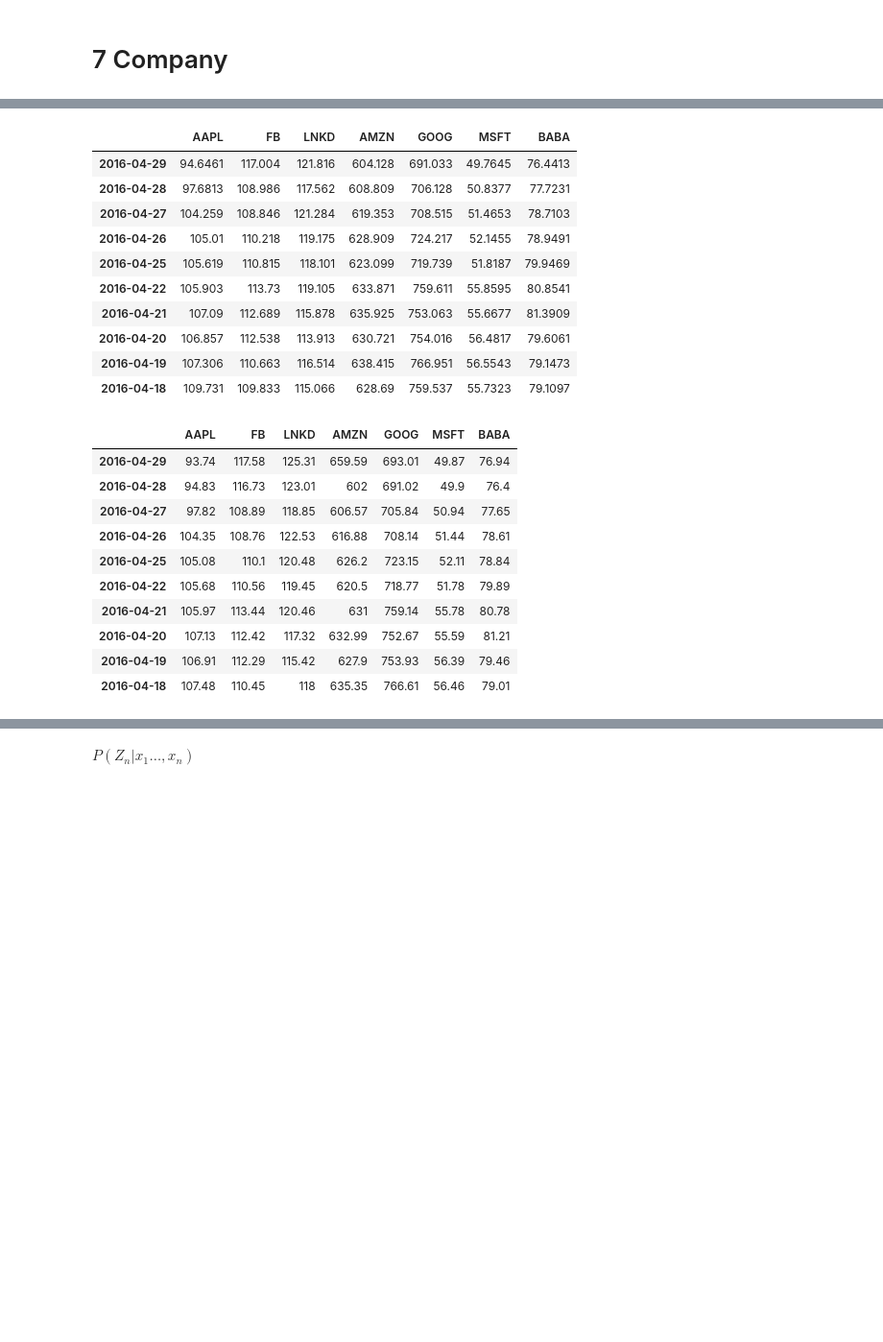
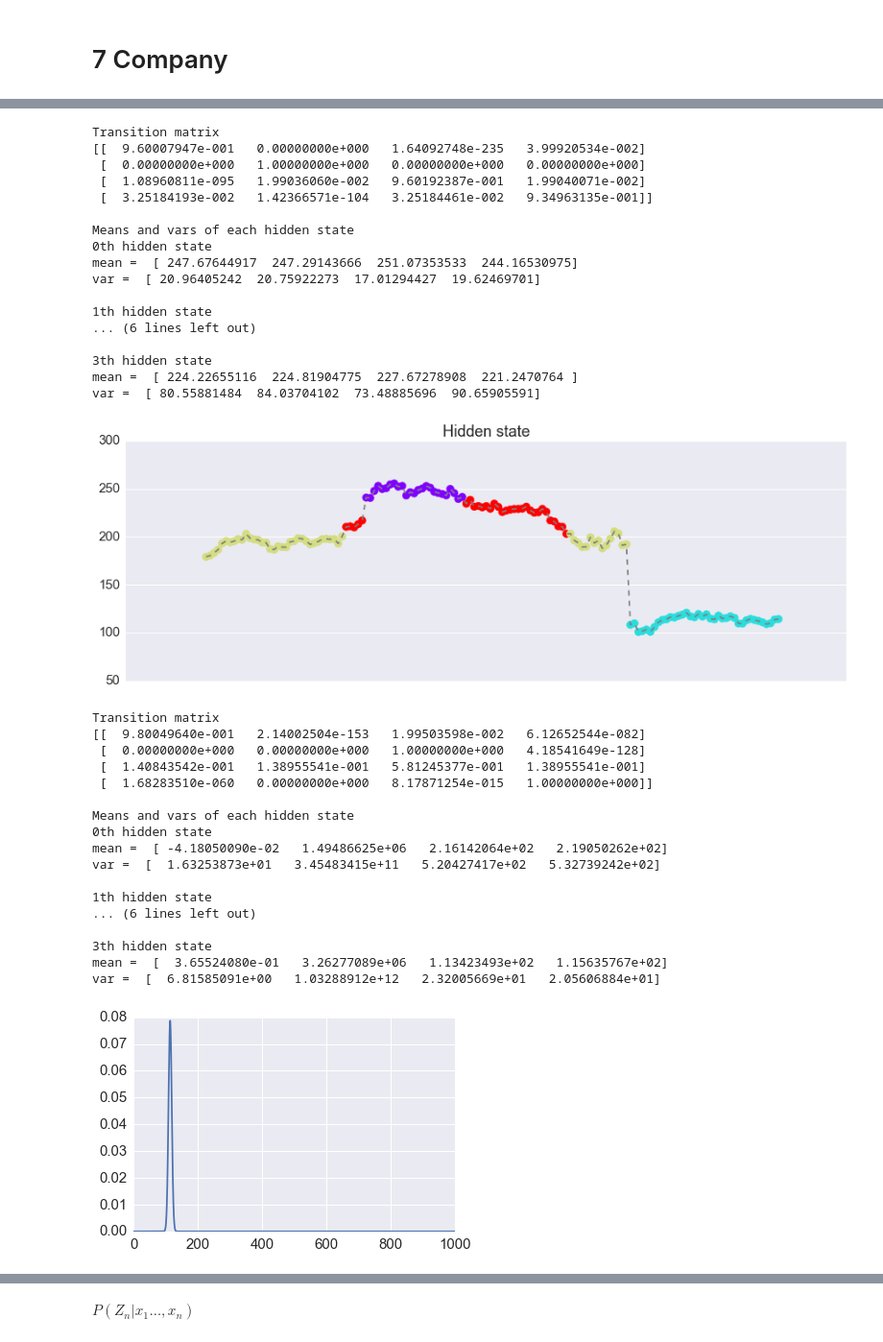
Before and after one commit to yulinlei/Stock-Market-Prediction, a Jupyter notebook: HMM.ipynb, the cells around one changed output, grey strips where cells are left out. Shown at 96% size. Saved outputs shown, nothing was run; the diff lists cells and outputs as text; code cells hidden in the pictures; blank space fills up the shorter version.

```diff
--- a/HMM.ipynb
+++ b/HMM.ipynb
@@ -195,17 +158,11 @@ ax.plot_date(trueDate, df_true['GOOG'][trueDate], marker='o', linestyle='-')
 # %%
+df_4m = DataFrame(index = trueDate, columns = company)
+df_5m = DataFrame(index = trueDate, columns = company)
+
 for date in trueDate:
     for comp in company:
-        df[comp][date] = HMM(comp, date-timedelta(211), date-timedelta(1))
-df.head(10)
+        df_4m[comp][date] = HMM(comp, date-timedelta(211), date-timedelta(1))
+        df_5m[comp][date] = HMM(comp, date-timedelta(211), date-timedelta(1),isdiff = True)
+
+df_4m.to_csv('predict_hmm_4m.csv')
+df_5m.to_csv('predict_hmm_5m_2.csv')
-# %% [output]
-|  | AAPL | FB | LNKD | AMZN | GOOG | MSFT | BABA |
-| 2016-04-29 | 94.6461 | 117.004 | 121.816 | 604.128 | 691.033 | 49.7645 | 76.4413 |
-| 2016-04-28 | 97.6813 | 108.986 | 117.562 | 608.809 | 706.128 | 50.8377 | 77.7231 |
-| 2016-04-27 | 104.259 | 108.846 | 121.284 | 619.353 | 708.515 | 51.4653 | 78.7103 |
-| 2016-04-26 | 105.01 | 110.218 | 119.175 | 628.909 | 724.217 | 52.1455 | 78.9491 |
-| 2016-04-25 | 105.619 | 110.815 | 118.101 | 623.099 | 719.739 | 51.8187 | 79.9469 |
-| 2016-04-22 | 105.903 | 113.73 | 119.105 | 633.871 | 759.611 | 55.8595 | 80.8541 |
-| 2016-04-21 | 107.09 | 112.689 | 115.878 | 635.925 | 753.063 | 55.6677 | 81.3909 |
-| 2016-04-20 | 106.857 | 112.538 | 113.913 | 630.721 | 754.016 | 56.4817 | 79.6061 |
-| 2016-04-19 | 107.306 | 110.663 | 116.514 | 638.415 | 766.951 | 56.5543 | 79.1473 |
-| 2016-04-18 | 109.731 | 109.833 | 115.066 | 628.69 | 759.537 | 55.7323 | 79.1097 |
@@ -214,14 +169,41 @@ df.to_csv('predict_hmm_5.csv')
-# %%
-df_true.head(10)
-# %% [output]
-|  | AAPL | FB | LNKD | AMZN | GOOG | MSFT | BABA |
-| 2016-04-29 | 93.74 | 117.58 | 125.31 | 659.59 | 693.01 | 49.87 | 76.94 |
-| 2016-04-28 | 94.83 | 116.73 | 123.01 | 602 | 691.02 | 49.9 | 76.4 |
-| 2016-04-27 | 97.82 | 108.89 | 118.85 | 606.57 | 705.84 | 50.94 | 77.65 |
-| 2016-04-26 | 104.35 | 108.76 | 122.53 | 616.88 | 708.14 | 51.44 | 78.61 |
-| 2016-04-25 | 105.08 | 110.1 | 120.48 | 626.2 | 723.15 | 52.11 | 78.84 |
-| 2016-04-22 | 105.68 | 110.56 | 119.45 | 620.5 | 718.77 | 51.78 | 79.89 |
-| 2016-04-21 | 105.97 | 113.44 | 120.46 | 631 | 759.14 | 55.78 | 80.78 |
-| 2016-04-20 | 107.13 | 112.42 | 117.32 | 632.99 | 752.67 | 55.59 | 81.21 |
-| 2016-04-19 | 106.91 | 112.29 | 115.42 | 627.9 | 753.93 | 56.39 | 79.46 |
-| 2016-04-18 | 107.48 | 110.45 | 118 | 635.35 | 766.61 | 56.46 | 79.01 |
+# %%
+date0 = trueDate[0]
+HMM("LNKD", date-timedelta(211), date-timedelta(1),isPrint = True)
+HMM("LNKD", date-timedelta(211), date-timedelta(1),isPrint = True,isdiff = True)
+# %% [output]
+Transition matrix
+[[  9.60007947e-001   0.00000000e+000   1.64092748e-235   3.99920534e-002]
+ [  0.00000000e+000   1.00000000e+000   0.00000000e+000   0.00000000e+000]
+ [  1.08960811e-095   1.99036060e-002   9.60192387e-001   1.99040071e-002]
+ [  3.25184193e-002   1.42366571e-104   3.25184461e-002   9.34963135e-001]]
+
+Means and vars of each hidden state
+0th hidden state
+mean =  [ 247.67644917  247.29143666  251.07353533  244.16530975]
+var =  [ 20.96405242  20.75922273  17.01294427  19.62469701]
+
+1th hidden state
+... (6 lines left out)
+
+3th hidden state
+mean =  [ 224.22655116  224.81904775  227.67278908  221.2470764 ]
+var =  [ 80.55881484  84.03704102  73.48885696  90.65905591]
+[figure, added]
+Transition matrix
+[[  9.80049640e-001   2.14002504e-153   1.99503598e-002   6.12652544e-082]
+ [  0.00000000e+000   0.00000000e+000   1.00000000e+000   4.18541649e-128]
+ [  1.40843542e-001   1.38955541e-001   5.81245377e-001   1.38955541e-001]
+ [  1.68283510e-060   0.00000000e+000   8.17871254e-015   1.00000000e+000]]
+
+Means and vars of each hidden state
+0th hidden state
+mean =  [ -4.18050090e-02   1.49486625e+06   2.16142064e+02   2.19050262e+02]
+var =  [  1.63253873e+01   3.45483415e+11   5.20427417e+02   5.32739242e+02]
+
+1th hidden state
+... (6 lines left out)
+
+3th hidden state
+mean =  [  3.65524080e-01   3.26277089e+06   1.13423493e+02   1.15635767e+02]
+var =  [  6.81585091e+00   1.03288912e+12   2.32005669e+01   2.05606884e+01]
+[figure, added]
```
Also changed, not shown: parts of 15 cells of this notebook.
